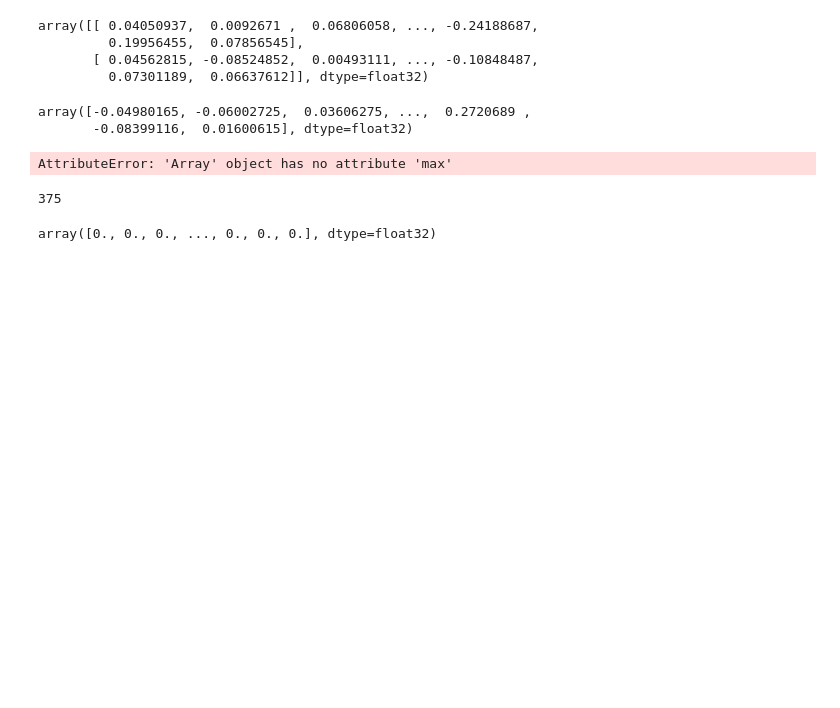
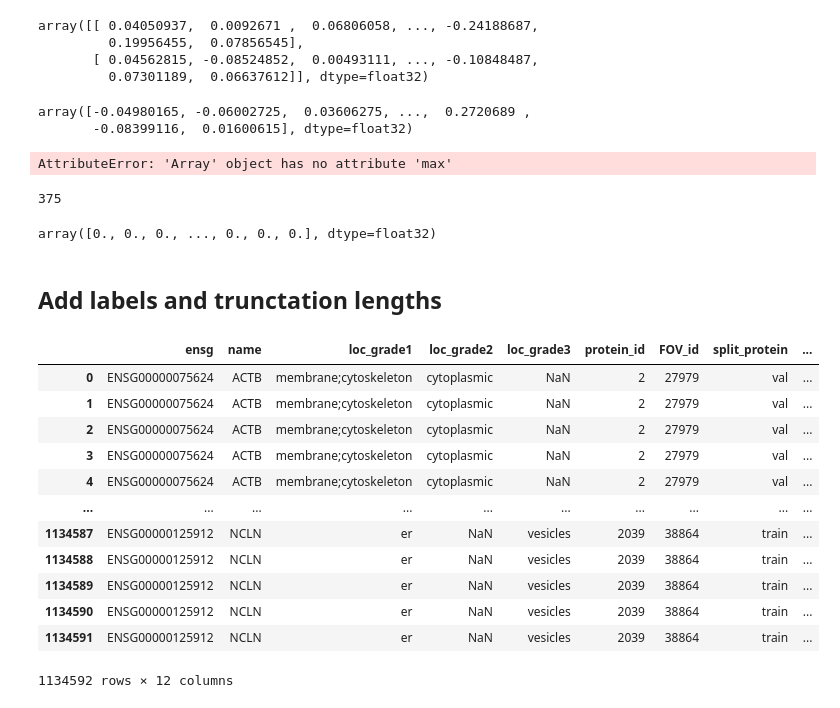
Before and after one commit to sofroniewn/proteoscope, a Jupyter notebook: notebooks/gene2protein.ipynb, the cells around one changed output. Drawn from its saved outputs; the diff is of its cells as text; code cells hidden in the pictures; blank space fills up the shorter version.

```diff
--- a/notebooks/gene2protein.ipynb
+++ b/notebooks/gene2protein.ipynb
@@ -116,3 +119,30 @@ truncation_length[0]
 z_embedding_prot_f[0, 376]
 # %% [output]
 array([0., 0., 0., ..., 0., 0., 0.], dtype=float32)
+# %% [markdown]
+## Add labels and trunctation lengths
+# %%
+import os
+
+datapath = '/home/ec2-user/cytoself-data'
+labels_path = os.path.join(datapath, 'labels.csv')
+# %%
+import pandas as pd
+
+df = pd.read_csv(labels_path, index_col=0)
+# %%
+df
+# %% [output]
+|  | ensg | name | loc_grade1 | loc_grade2 | loc_grade3 | protein_id | FOV_id | split_protein | ... |
+| 0 | ENSG00000075624 | ACTB | membrane;cytoskeleton | cytoplasmic | NaN | 2 | 27979 | val | ... |
+| 1 | ENSG00000075624 | ACTB | membrane;cytoskeleton | cytoplasmic | NaN | 2 | 27979 | val | ... |
+| 2 | ENSG00000075624 | ACTB | membrane;cytoskeleton | cytoplasmic | NaN | 2 | 27979 | val | ... |
+| 3 | ENSG00000075624 | ACTB | membrane;cytoskeleton | cytoplasmic | NaN | 2 | 27979 | val | ... |
+| 4 | ENSG00000075624 | ACTB | membrane;cytoskeleton | cytoplasmic | NaN | 2 | 27979 | val | ... |
+| ... | ... | ... | ... | ... | ... | ... | ... | ... | ... |
+| 1134587 | ENSG00000125912 | NCLN | er | NaN | vesicles | 2039 | 38864 | train | ... |
+| 1134588 | ENSG00000125912 | NCLN | er | NaN | vesicles | 2039 | 38864 | train | ... |
+| 1134589 | ENSG00000125912 | NCLN | er | NaN | vesicles | 2039 | 38864 | train | ... |
+| 1134590 | ENSG00000125912 | NCLN | er | NaN | vesicles | 2039 | 38864 | train | ... |
+| 1134591 | ENSG00000125912 | NCLN | er | NaN | vesicles | 2039 | 38864 | train | ... |
+1134592 rows × 12 columns
```
Also changed, not shown: parts of 7 cells of this notebook, 6 other files.
